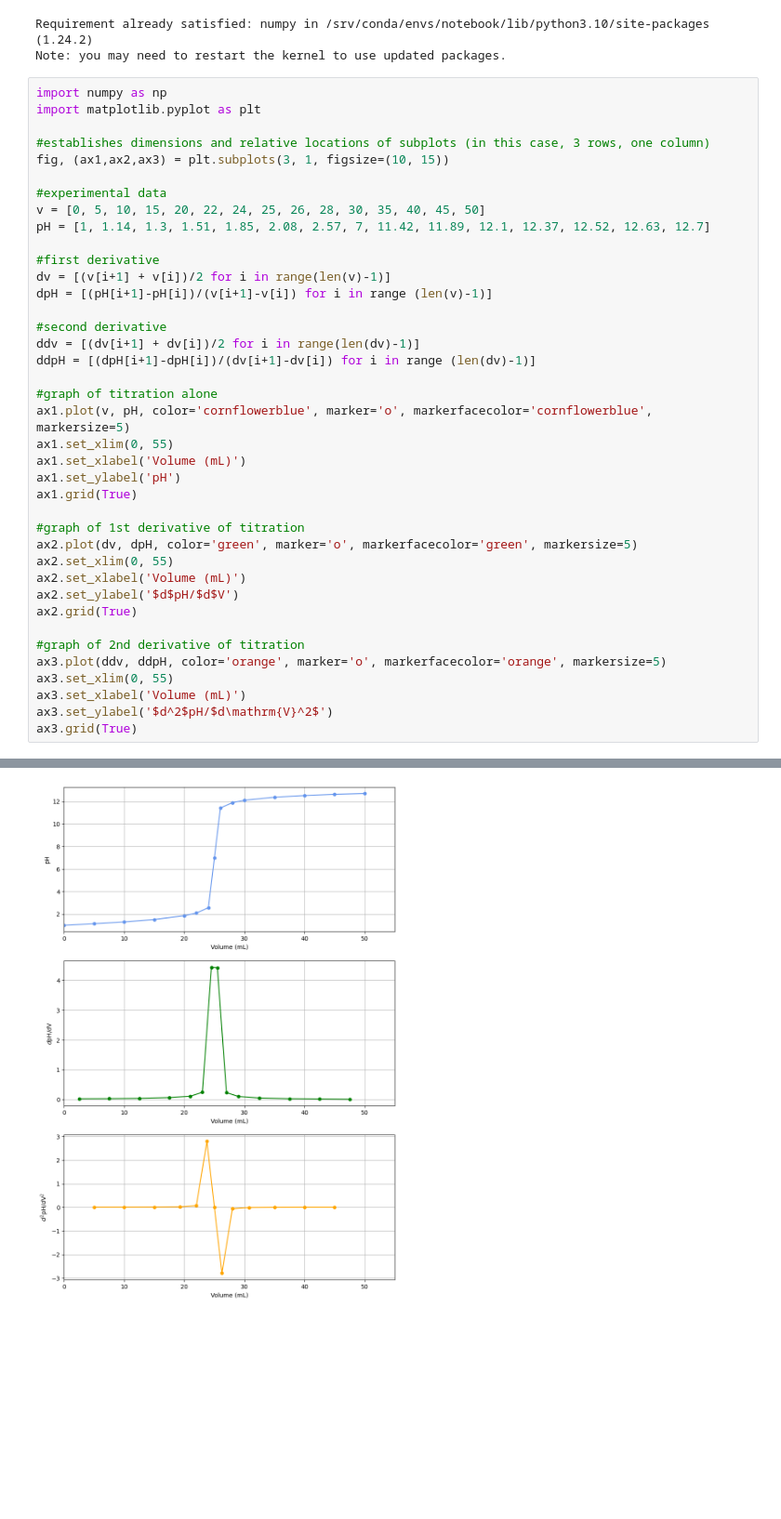
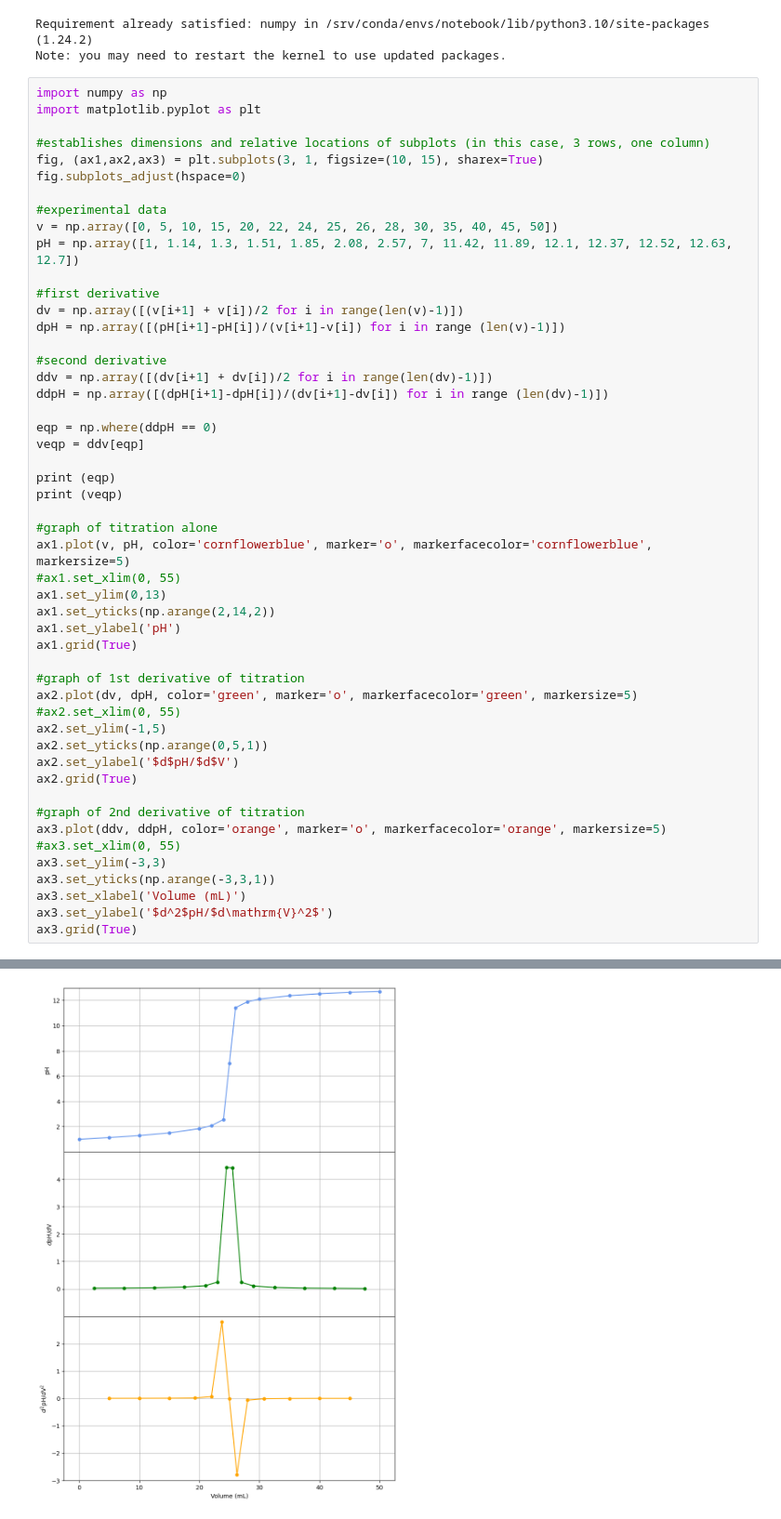
Before and after one commit to ktremag/trash, a Jupyter notebook: CH201-LAB5-template.ipynb, the cells around one changed output, grey strips where cells are left out. Shown at 93% size. Drawn from its saved outputs; the diff is of its cells as text; blank space fills up the shorter version.

```diff
--- a/CH201-LAB5-template.ipynb
+++ b/CH201-LAB5-template.ipynb
@@ -23,37 +23,48 @@ import numpy as np
 import matplotlib.pyplot as plt
 
 #establishes dimensions and relative locations of subplots (in this case, 3 rows, one column)
-fig, (ax1,ax2,ax3) = plt.subplots(3, 1, figsize=(10, 15))
+fig, (ax1,ax2,ax3) = plt.subplots(3, 1, figsize=(10, 15), sharex=True)
+fig.subplots_adjust(hspace=0)
 
 #experimental data
-v = [0, 5, 10, 15, 20, 22, 24, 25, 26, 28, 30, 35, 40, 45, 50]
-pH = [1, 1.14, 1.3, 1.51, 1.85, 2.08, 2.57, 7, 11.42, 11.89, 12.1, 12.37, 12.52, 12.63, 12.7]
+v = np.array([0, 5, 10, 15, 20, 22, 24, 25, 26, 28, 30, 35, 40, 45, 50])
+pH = np.array([1, 1.14, 1.3, 1.51, 1.85, 2.08, 2.57, 7, 11.42, 11.89, 12.1, 12.37, 12.52, 12.63, 12.7])
 
 #first derivative
-dv = [(v[i+1] + v[i])/2 for i in range(len(v)-1)]
-dpH = [(pH[i+1]-pH[i])/(v[i+1]-v[i]) for i in range (len(v)-1)]
+dv = np.array([(v[i+1] + v[i])/2 for i in range(len(v)-1)])
+dpH = np.array([(pH[i+1]-pH[i])/(v[i+1]-v[i]) for i in range (len(v)-1)])
 
 #second derivative
-ddv = [(dv[i+1] + dv[i])/2 for i in range(len(dv)-1)]
-ddpH = [(dpH[i+1]-dpH[i])/(dv[i+1]-dv[i]) for i in range (len(dv)-1)]
+ddv = np.array([(dv[i+1] + dv[i])/2 for i in range(len(dv)-1)])
+ddpH = np.array([(dpH[i+1]-dpH[i])/(dv[i+1]-dv[i]) for i in range (len(dv)-1)])
+
+eqp = np.where(ddpH == 0)
+veqp = ddv[eqp]
+
+print (eqp)
+print (veqp)
 
 #graph of titration alone
 ax1.plot(v, pH, color='cornflowerblue', marker='o', markerfacecolor='cornflowerblue', markersize=5)
-ax1.set_xlim(0, 55)
-ax1.set_xlabel('Volume (mL)')
+#ax1.set_xlim(0, 55)
+ax1.set_ylim(0,13)
+ax1.set_yticks(np.arange(2,14,2))
 ax1.set_ylabel('pH')
 ax1.grid(True)
 
 #graph of 1st derivative of titration
 ax2.plot(dv, dpH, color='green', marker='o', markerfacecolor='green', markersize=5)
-ax2.set_xlim(0, 55)
-ax2.set_xlabel('Volume (mL)')
+#ax2.set_xlim(0, 55)
+ax2.set_ylim(-1,5)
+ax2.set_yticks(np.arange(0,5,1))
 ax2.set_ylabel('$d$pH/$d$V')
 ax2.grid(True)
 
 #graph of 2nd derivative of titration
 ax3.plot(ddv, ddpH, color='orange', marker='o', markerfacecolor='orange', markersize=5)
-ax3.set_xlim(0, 55)
+#ax3.set_xlim(0, 55)
+ax3.set_ylim(-3,3)
+ax3.set_yticks(np.arange(-3,3,1))
 ax3.set_xlabel('Volume (mL)')
 ax3.set_ylabel('$d^2$pH/$d\mathrm{V}^2$')
 ax3.grid(True)
@@ -61 +74 @@ ax3.grid(True)
-[figure, old version]
+[figure, new version]
```
Also changed, not shown: parts of 2 cells of this notebook.
